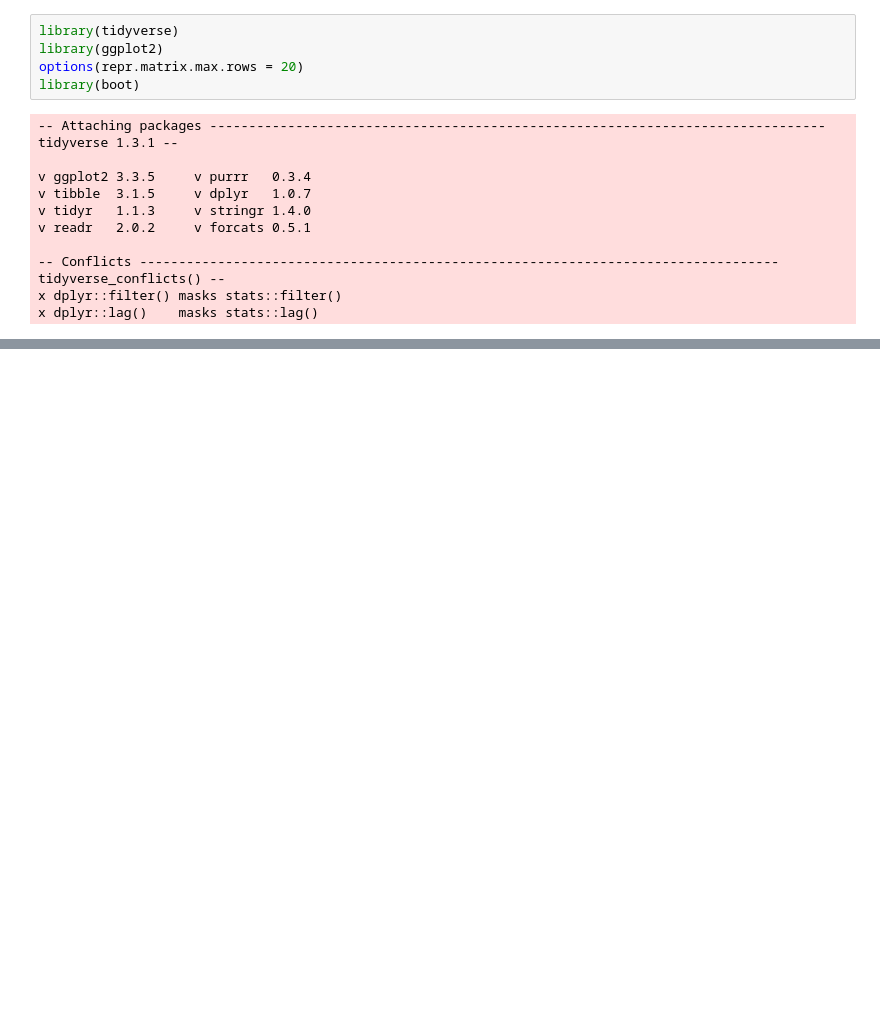
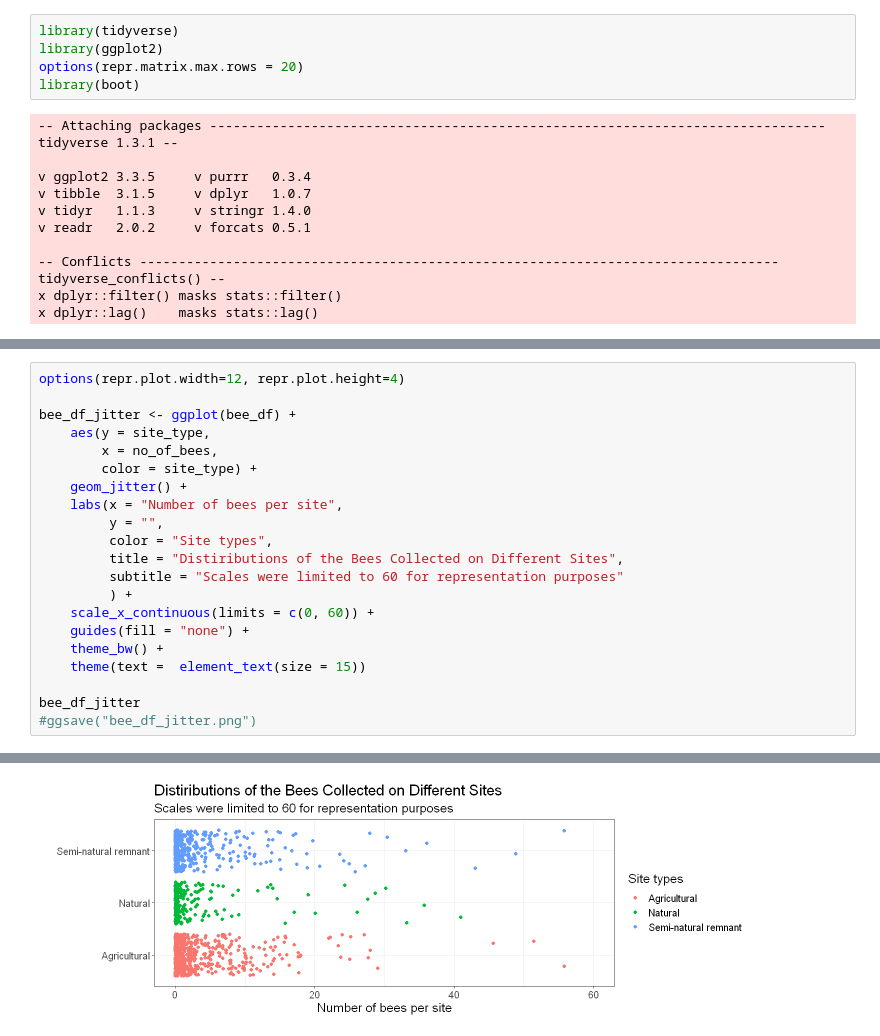
Before and after one commit to UBC-MDS/DSCI_522_Bee_Count_Comparison_Group_26, a Jupyter notebook: src/eda_literate_code_document.ipynb, the cells around one changed output, grey strips where cells are left out. Saved outputs shown, nothing was run; the diff lists cells and outputs as text; blank space fills up the shorter version.

```diff
--- a/src/eda_literate_code_document.ipynb
+++ b/src/eda_literate_code_document.ipynb
@@ -155,3 +153,25 @@ Warning message:
 Warning message:
 "Removed 2716 rows containing non-finite values (stat_summary)."
 [figure]
+# %%
+options(repr.plot.width=12, repr.plot.height=4)
+
+bee_df_jitter <- ggplot(bee_df) +
+    aes(y = site_type,
+        x = no_of_bees,
+        color = site_type) +
+    geom_jitter() +
+    labs(x = "Number of bees per site",
+         y = "",
+         color = "Site types",
+         title = "Distiributions of the Bees Collected on Different Sites",
+         subtitle = "Scales were limited to 60 for representation purposes"
+         ) +
+    scale_x_continuous(limits = c(0, 60)) +
+    guides(fill = "none") +
+    theme_bw() +
+    theme(text =  element_text(size = 15))
+
+bee_df_jitter
+#ggsave("bee_df_jitter.png")
+# %% [output]
@@ -157,0 +180 @@ Warning message:
+[figure, added]
```
Also changed, not shown: parts of 7 cells of this notebook, 4 other files.
